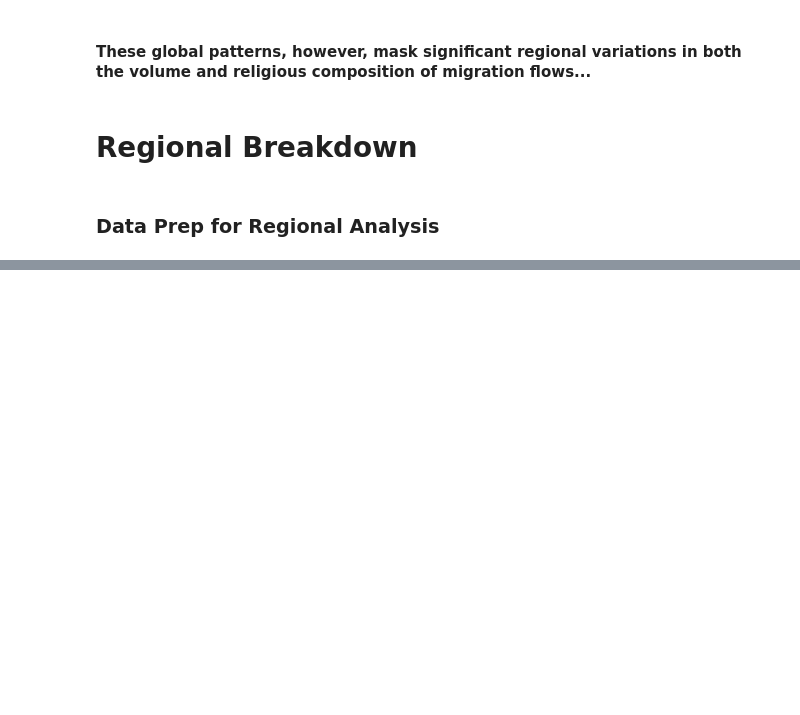
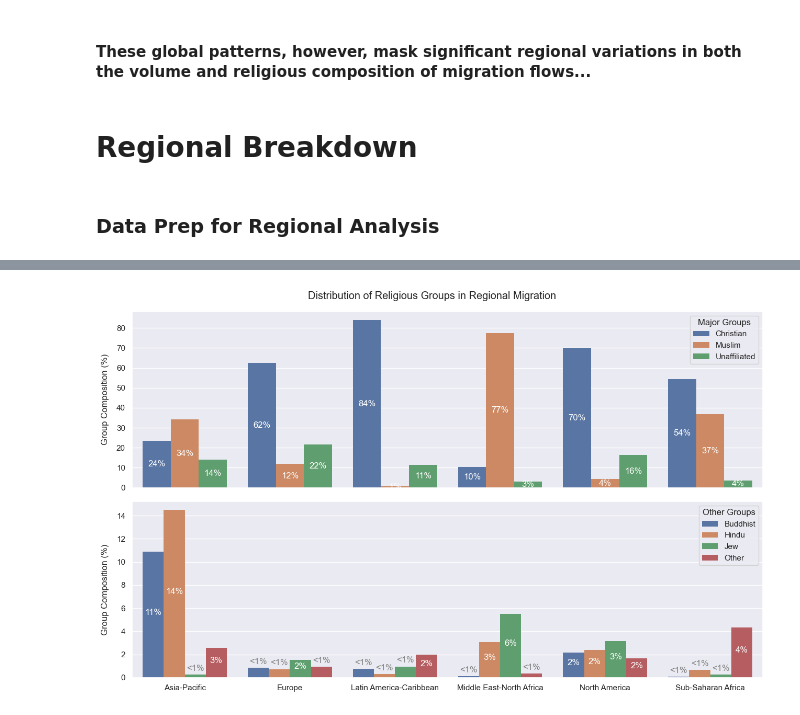
Before and after one commit to kmogarro/portfolio, a Jupyter notebook: python-projects/Global_Religious_Migration_Analysis_1990-2020/global_religious_migration_1990-2020_v3.ipynb, the cells around one changed output, grey strips where cells are left out. Saved outputs shown, nothing was run; the diff lists cells and outputs as text; code cells hidden in the pictures; blank space fills up the shorter version.

```diff
--- a/python-projects/Global_Religious_Migration_Analysis_1990-2020/global_religious_migration_1990-2020_v3.ipynb
+++ b/python-projects/Global_Religious_Migration_Analysis_1990-2020/global_religious_migration_1990-2020_v3.ipynb
@@ -377,0 +320,45 @@ plt.tight_layout()
+# %%
+fig, (ax1, ax2) = plt.subplots(2, 1, figsize=(13, 8), sharex=True)
+
+sns.barplot(data=major_religions_regions_pivoted,
+                 x='region',
+                 y='percent',
+                 hue='religion',
+                linewidth=0,
+                   ax=ax1)
+
+for container in ax1.containers:
+    ax1.bar_label(container, label_type='center', color='white', fmt=lambda x: f'{x:.0f}%')
+
+format_numbers(ax1)
+ax1.set_xlabel('')
+ax1.set_ylabel('Group Composition (%)', labelpad=10)
+ax1.legend(title='Major Groups')
+
+
+sns.barplot(data=other_religions_regions_pivoted,
+                 x='region',
+                 y='percent',
+                 hue='religion',
+                linewidth=0, ax=ax2)
+
+
+for container in ax2.containers:
+    # Handle values >= 1%
+    ax2.bar_label(container, label_type='center', color='white',
+                fmt=lambda x: f'{x:.0f}%' if x > 1 else '',
+                padding=3)
+    # Handle values < 1%
+    ax2.bar_label(container, label_type='edge', color='gray',
+                fmt=lambda x: '<1%' if x <= 1 else '',
+                padding=3)
+
+format_numbers(ax2)
+ax2.set_xlabel('')
+ax2.set_ylabel('Group Composition (%)', labelpad=10)
+ax2.legend(title='Other Groups')
+
+plt.suptitle('Distribution of Religious Groups in Regional Migration')
+plt.tight_layout()
+# %% [output]
+[figure, added]
```
Also changed, not shown: parts of 17 cells of this notebook.
